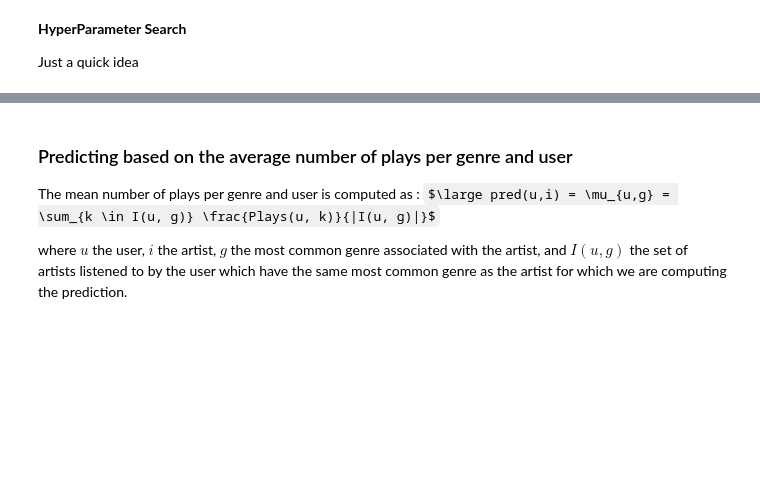
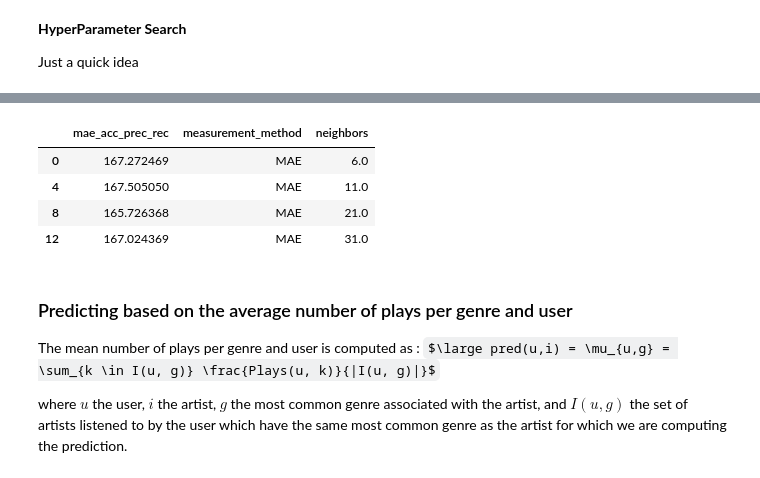
Before and after one commit to Caotick/mlbd-project, a Jupyter notebook: mlbd_project.ipynb, the cells around one changed output, grey strips where cells are left out. Saved outputs shown, nothing was run; the diff lists cells and outputs as text; code cells hidden in the pictures; some formulas as TeX source; blank space fills up the shorter version.

```diff
--- a/mlbd_project.ipynb
+++ b/mlbd_project.ipynb
@@ -1089,3 +1115,11 @@ sns.lineplot(data = performances_df[performances_df['measurement_method'] != 'MA
+# %%
+performances_df[performances_df['measurement_method'] == 'MAE']
+# %% [output]
+|  | mae_acc_prec_rec | measurement_method | neighbors |
+| 0 | 167.272469 | MAE | 6.0 |
+| 4 | 167.505050 | MAE | 11.0 |
+| 8 | 165.726368 | MAE | 21.0 |
+| 12 | 167.024369 | MAE | 31.0 |
 # %% [markdown]
 ### Predicting based on the average number of plays per genre and user
 
```
Also changed, not shown: parts of 28 cells of this notebook, 16 other files.
